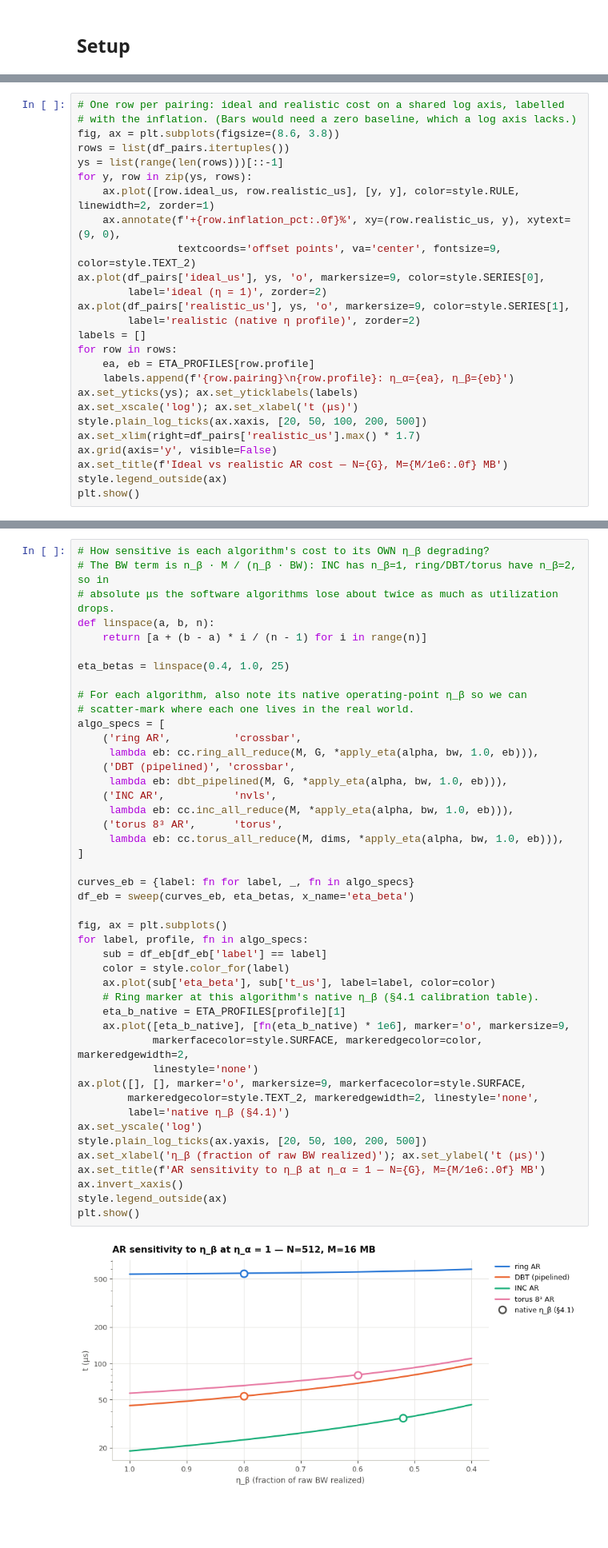
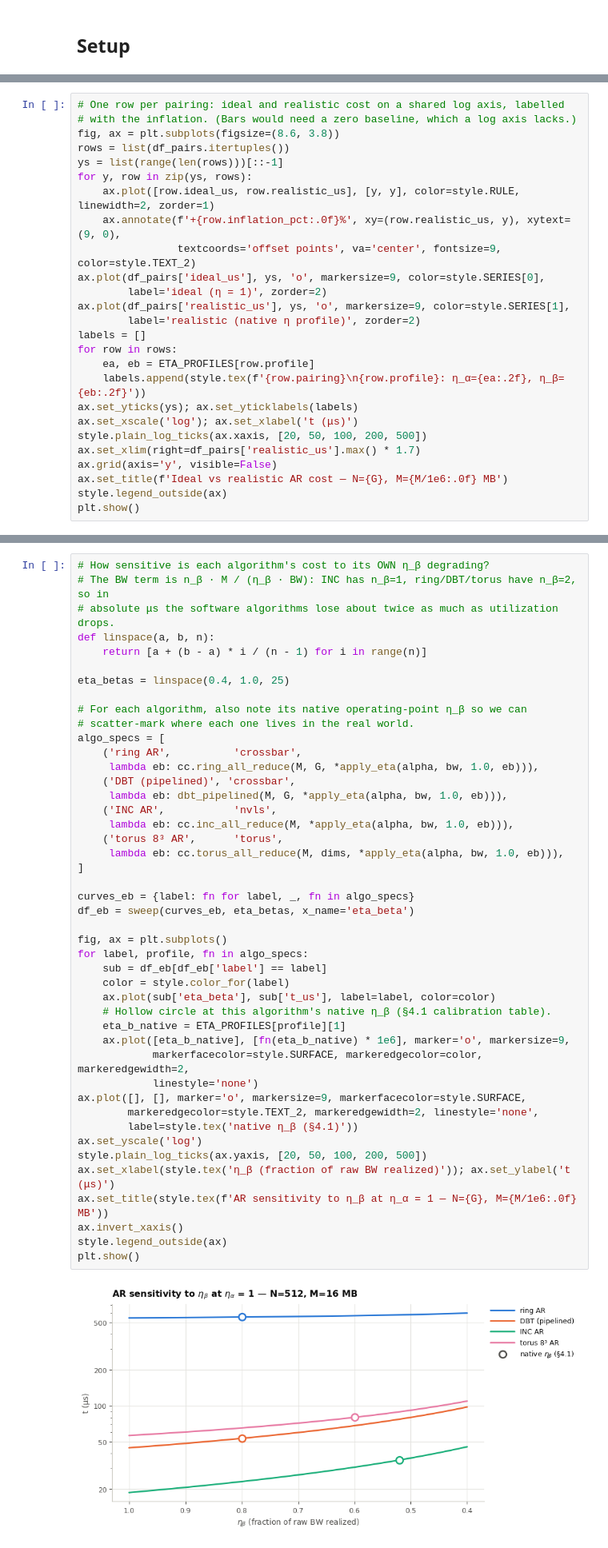
Before and after one commit to spiceMonkey/collective-comm, a Jupyter notebook: code/notebooks/03_eta_sensitivity.ipynb, the cells around one changed output, grey strips where cells are left out. Shown at 80% size. Saved outputs shown, nothing was run; the diff lists cells and outputs as text; blank space fills up the shorter version.

```diff
--- a/code/notebooks/03_eta_sensitivity.ipynb
+++ b/code/notebooks/03_eta_sensitivity.ipynb
@@ -113,7 +113,7 @@ ax.plot(df_pairs['realistic_us'], ys, 'o', markersize=9, color=style.SERIES[1],
 labels = []
 for row in rows:
     ea, eb = ETA_PROFILES[row.profile]
-    labels.append(f'{row.pairing}\n{row.profile}: η_α={ea}, η_β={eb}')
+    labels.append(style.tex(f'{row.pairing}\n{row.profile}: η_α={ea:.2f}, η_β={eb:.2f}'))
 ax.set_yticks(ys); ax.set_yticklabels(labels)
 ax.set_xscale('log'); ax.set_xlabel('t (μs)')
 style.plain_log_ticks(ax.xaxis, [20, 50, 100, 200, 500])
@@ -143,38 +143,38 @@ algo_specs = [
     ('ring AR',          'crossbar',
      lambda eb: cc.ring_all_reduce(M, G, *apply_eta(alpha, bw, 1.0, eb))),
     ('DBT (pipelined)', 'crossbar',
      lambda eb: dbt_pipelined(M, G, *apply_eta(alpha, bw, 1.0, eb))),
     ('INC AR',           'nvls',
      lambda eb: cc.inc_all_reduce(M, *apply_eta(alpha, bw, 1.0, eb))),
     ('torus 8³ AR',      'torus',
      lambda eb: cc.torus_all_reduce(M, dims, *apply_eta(alpha, bw, 1.0, eb))),
 ]
 
 curves_eb = {label: fn for label, _, fn in algo_specs}
 df_eb = sweep(curves_eb, eta_betas, x_name='eta_beta')
 
 fig, ax = plt.subplots()
 for label, profile, fn in algo_specs:
     sub = df_eb[df_eb['label'] == label]
     color = style.color_for(label)
     ax.plot(sub['eta_beta'], sub['t_us'], label=label, color=color)
-    # Ring marker at this algorithm's native η_β (§4.1 calibration table).
+    # Hollow circle at this algorithm's native η_β (§4.1 calibration table).
     eta_b_native = ETA_PROFILES[profile][1]
     ax.plot([eta_b_native], [fn(eta_b_native) * 1e6], marker='o', markersize=9,
             markerfacecolor=style.SURFACE, markeredgecolor=color, markeredgewidth=2,
             linestyle='none')
 ax.plot([], [], marker='o', markersize=9, markerfacecolor=style.SURFACE,
         markeredgecolor=style.TEXT_2, markeredgewidth=2, linestyle='none',
-        label='native η_β (§4.1)')
+        label=style.tex('native η_β (§4.1)'))
 ax.set_yscale('log')
 style.plain_log_ticks(ax.yaxis, [20, 50, 100, 200, 500])
-ax.set_xlabel('η_β (fraction of raw BW realized)'); ax.set_ylabel('t (μs)')
-ax.set_title(f'AR sensitivity to η_β at η_α = 1 — N={G}, M={M/1e6:.0f} MB')
+ax.set_xlabel(style.tex('η_β (fraction of raw BW realized)')); ax.set_ylabel('t (μs)')
+ax.set_title(style.tex(f'AR sensitivity to η_β at η_α = 1 — N={G}, M={M/1e6:.0f} MB'))
 ax.invert_xaxis()
 style.legend_outside(ax)
 plt.show()
 # %% [output]
-[figure, old version]
+[figure, new version]
 # %% [markdown]
 ## Fat-tree oversubscription
 
```
Also changed, not shown: parts of 3 cells of this notebook, 22 other files.
